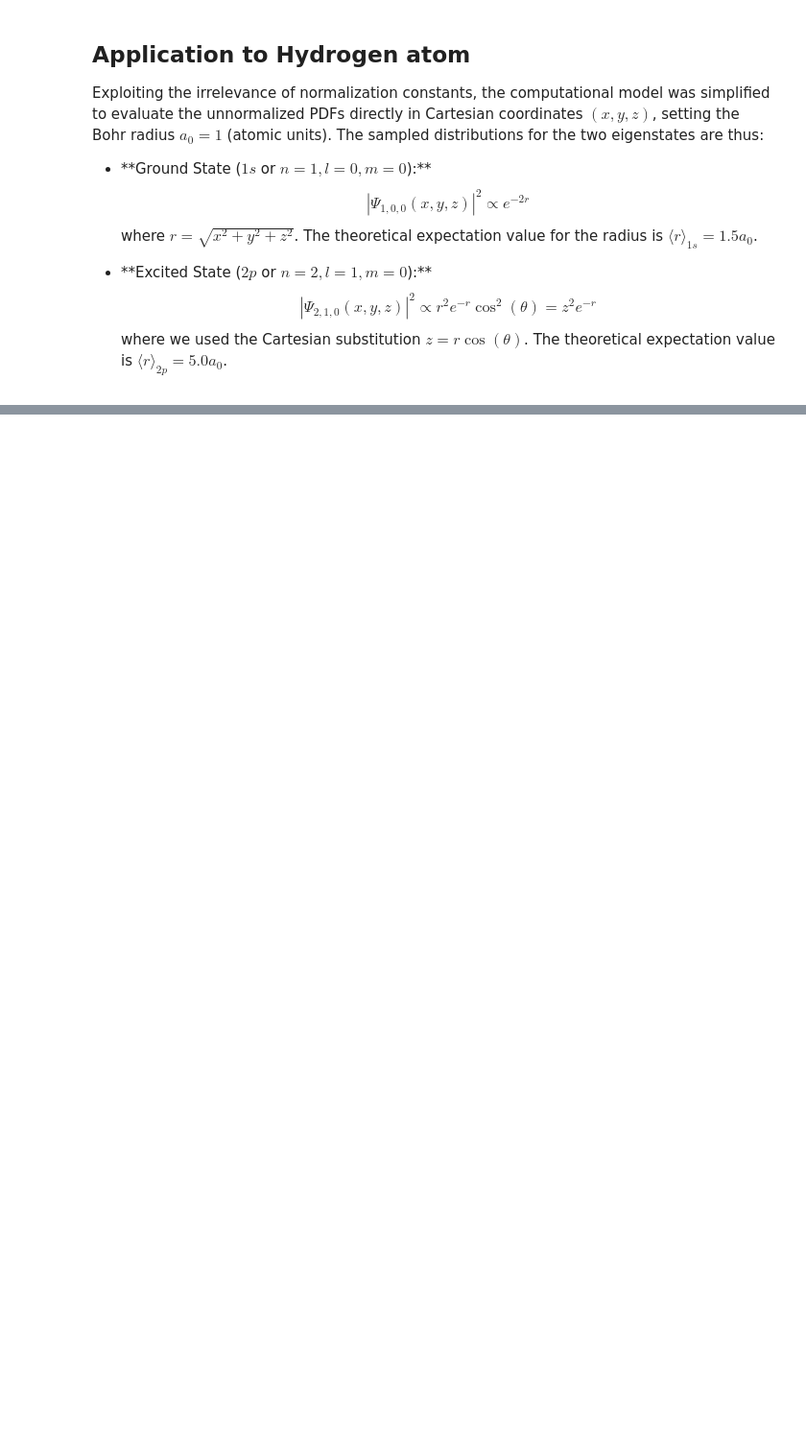
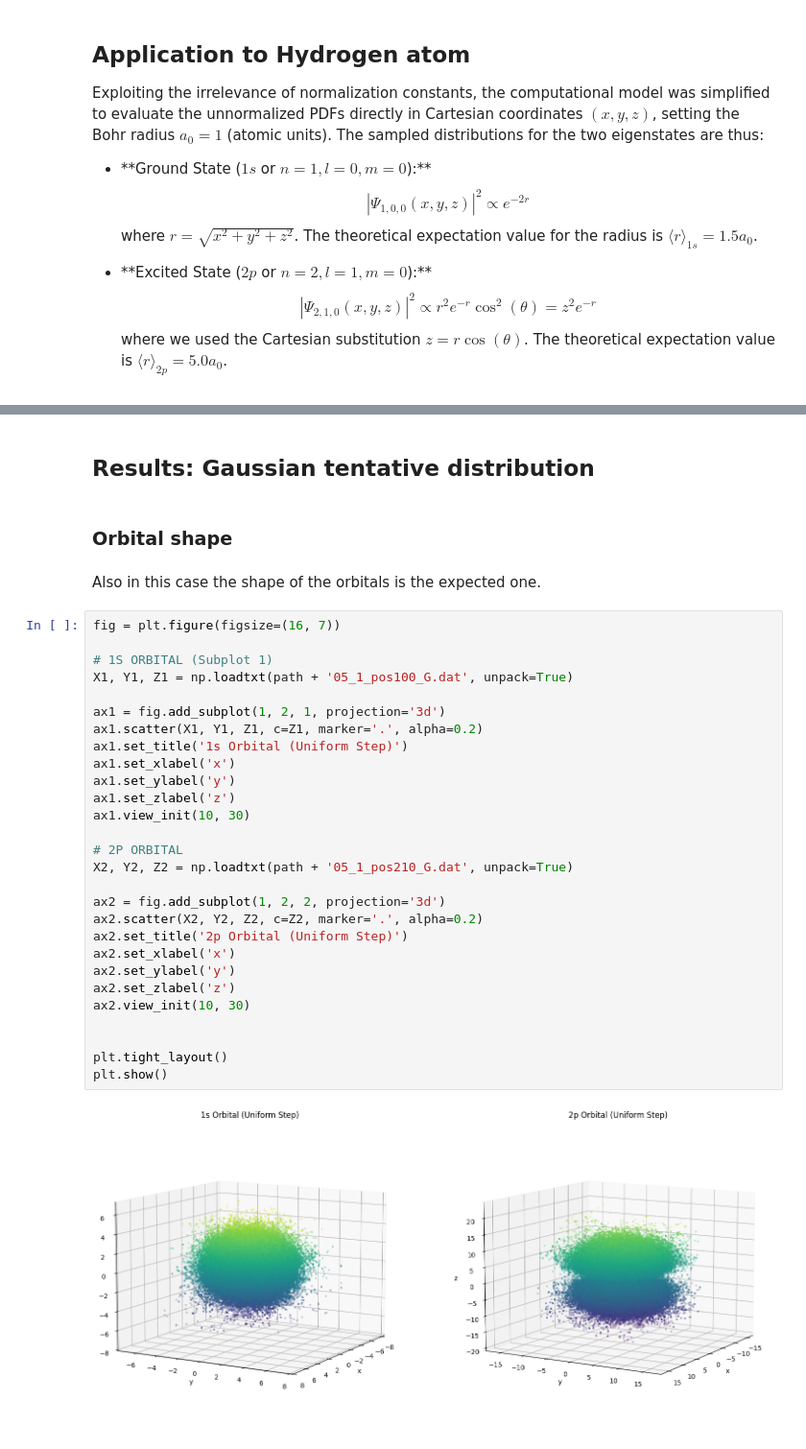
Before and after one commit to giuliagogna/NumericalSimulationLaboratory, a Jupyter notebook: Lab05/analysis5.ipynb, the cells around one changed output, grey strips where cells are left out. Shown at 96% size. Cells and saved outputs as stored; diff of their text form; blank space fills up the shorter version.

```diff
--- a/Lab05/analysis5.ipynb
+++ b/Lab05/analysis5.ipynb
@@ -237,0 +177,36 @@ plt.show()
+# %% [markdown]
+## Results: Gaussian tentative distribution
+# %% [markdown]
+### Orbital shape
+# %% [markdown]
+Also in this case the shape of the orbitals is the expected one.
+# %%
+fig = plt.figure(figsize=(16, 7))
+
+# 1S ORBITAL (Subplot 1)
+X1, Y1, Z1 = np.loadtxt(path + '05_1_pos100_G.dat', unpack=True)
+
+ax1 = fig.add_subplot(1, 2, 1, projection='3d')
+ax1.scatter(X1, Y1, Z1, c=Z1, marker='.', alpha=0.2)
+ax1.set_title('1s Orbital (Uniform Step)')
+ax1.set_xlabel('x')
+ax1.set_ylabel('y')
+ax1.set_zlabel('z')
+ax1.view_init(10, 30)
+
+# 2P ORBITAL
+X2, Y2, Z2 = np.loadtxt(path + '05_1_pos210_G.dat', unpack=True)
+
+ax2 = fig.add_subplot(1, 2, 2, projection='3d')
+ax2.scatter(X2, Y2, Z2, c=Z2, marker='.', alpha=0.2)
+ax2.set_title('2p Orbital (Uniform Step)')
+ax2.set_xlabel('x')
+ax2.set_ylabel('y')
+ax2.set_zlabel('z')
+ax2.view_init(10, 30)
+
+
+plt.tight_layout()
+plt.show()
+# %% [output]
+[figure, added]
```
Also changed, not shown: parts of 40 cells of this notebook, 5 other files.
